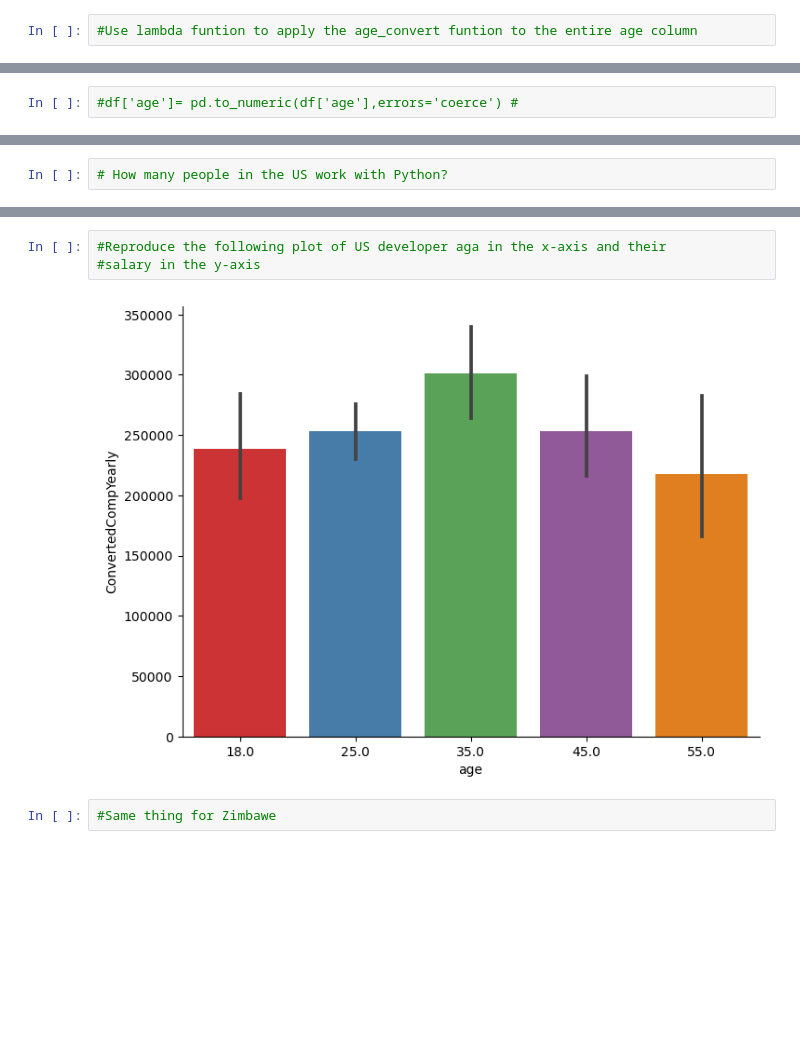
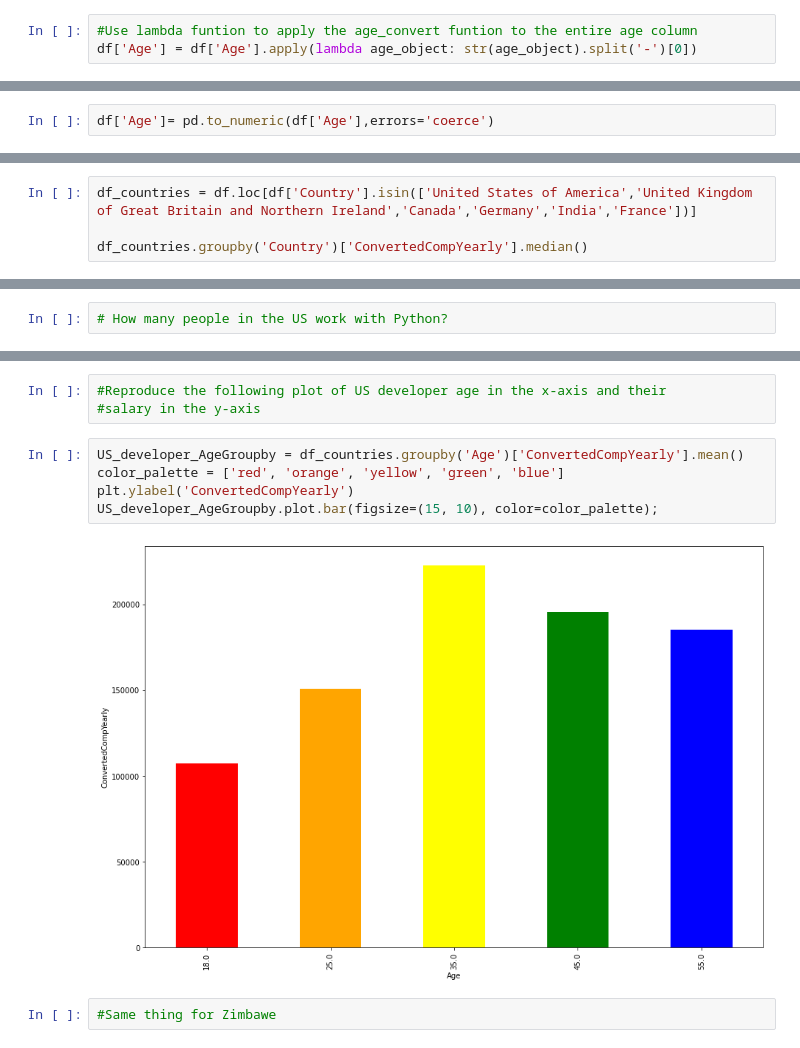
Before and after one commit to abraazaryan14/Intro-to-DataScience-Project1, a Jupyter notebook: First_Project.ipynb, the cells around one changed output, grey strips where cells are left out. Cells and saved outputs as stored; diff of their text form; blank space fills up the shorter version.

```diff
--- a/First_Project.ipynb
+++ b/First_Project.ipynb
@@ -80,8 +81,9 @@ age_convert('25-30')
 '25'
 # %%
 #Use lambda funtion to apply the age_convert funtion to the entire age column
+df['Age'] = df['Age'].apply(lambda age_object: str(age_object).split('-')[0])
 # %%
 # Notice that the age type is still an object type. Convert it to numberic
 # %%
-#df['age']= pd.to_numeric(df['age'],errors='coerce') #
+df['Age']= pd.to_numeric(df['Age'],errors='coerce')
 # %%
@@ -133,5 +149,8 @@ Name: Country, dtype: int64
 #'United Kingdom of Great Britain and Northern Ireland',
 #'Canada','Germany','India','France'?
 # %%
+df_countries = df.loc[df['Country'].isin(['United States of America','United Kingdom of Great Britain and Northern Ireland','Canada','Germany','India','France'])]
+
+df_countries.groupby('Country')['ConvertedCompYearly'].median()
 # %% [output]
 Country
@@ -166,9 +189,13 @@ Name: ConvertedCompYearly, dtype: float64
 # %%
-#Reproduce the following plot of US developer aga in the x-axis and their
+#Reproduce the following plot of US developer age in the x-axis and their
 #salary in the y-axis
 # %%
+US_developer_AgeGroupby = df_countries.groupby('Age')['ConvertedCompYearly'].mean()
+color_palette = ['red', 'orange', 'yellow', 'green', 'blue']
+plt.ylabel('ConvertedCompYearly')
+US_developer_AgeGroupby.plot.bar(figsize=(15, 10), color=color_palette);
 # %% [output]
-[figure, old version]
+[figure, new version]
 # %%
 #Same thing for Zimbawe
 # %%
```
Also changed, not shown: parts of 26 cells of this notebook.
